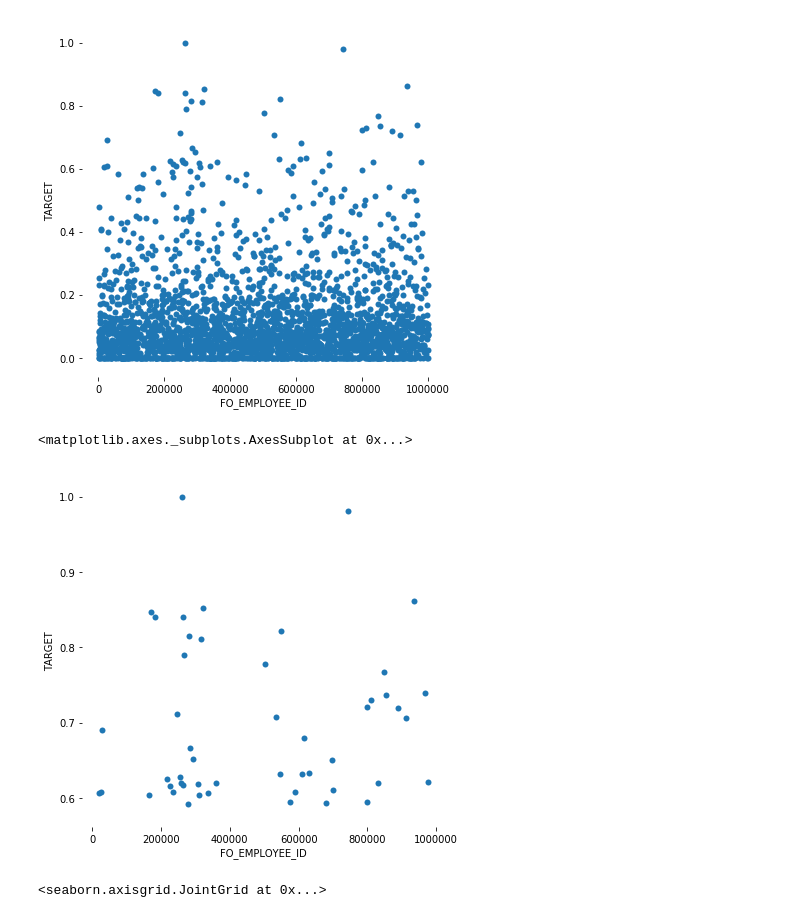
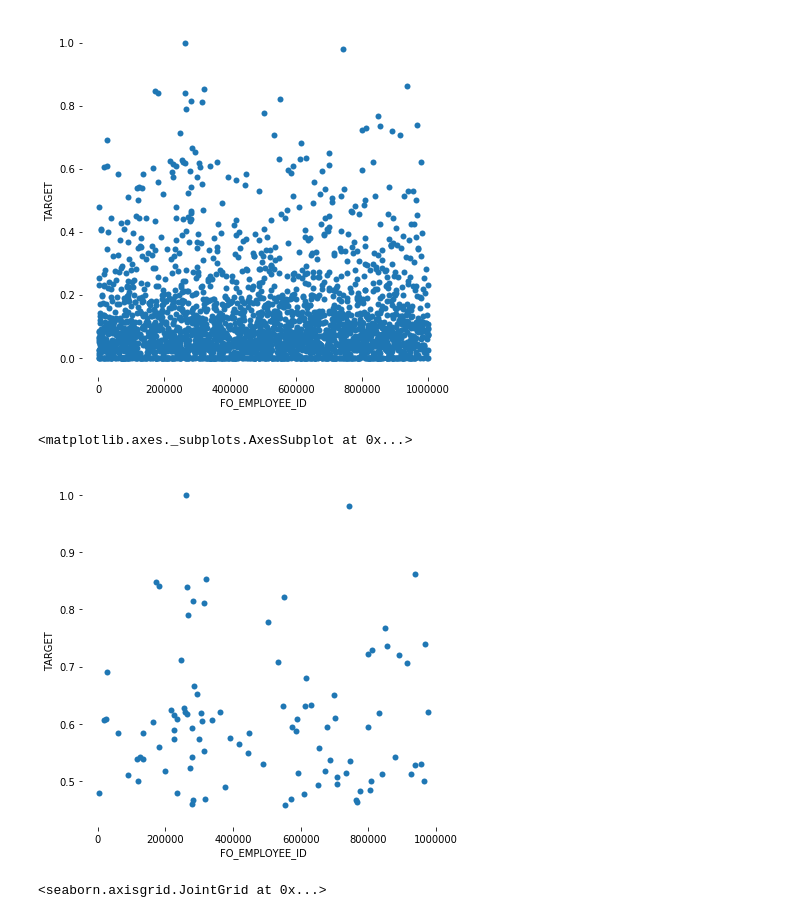
Before and after one commit to lambertmk/Capstone-Project, a Jupyter notebook: ML Model 2.ipynb, the cells around one changed output. Saved outputs shown, nothing was run; the diff lists cells and outputs as text; code cells hidden in the pictures.

```diff
--- a/ML Model 2.ipynb
+++ b/ML Model 2.ipynb
@@ -222,3 +203,5 @@ highest_50
+# %%
+highest_100 = filt_first_emp.sort_values(by='TARGET', ascending=False)[:100]
 # %%
 # here are all of the officers with more than 20 arrests
 
@@ -232,17 +215,17 @@ sns.scatterplot(x='FO_EMPLOYEE_ID', y='TARGET',
 <matplotlib.axes._subplots.AxesSubplot at 0x...>
 [figure]
 # %%
-# highest_50 only
+# highest_100 only
 
 f, ax = plt.subplots(figsize=(6.5, 6.5))
 sns.despine(f, left=True, bottom=True)
 sns.scatterplot(x='FO_EMPLOYEE_ID', y='TARGET',
                 palette="ch:r=-.2,d=.3_r",
                 sizes=(1, 8), linewidth=0,
-                data=highest_50, ax=ax)
+                data=highest_100, ax=ax)
 # %% [output]
 <matplotlib.axes._subplots.AxesSubplot at 0x...>
-[figure, old version]
+[figure, new version]
 # %%
 x = filt_first_emp['FO_EMPLOYEE_ID']
 y = filt_first_emp['TARGET']
```
Also changed, not shown: parts of 61 cells of this notebook.
